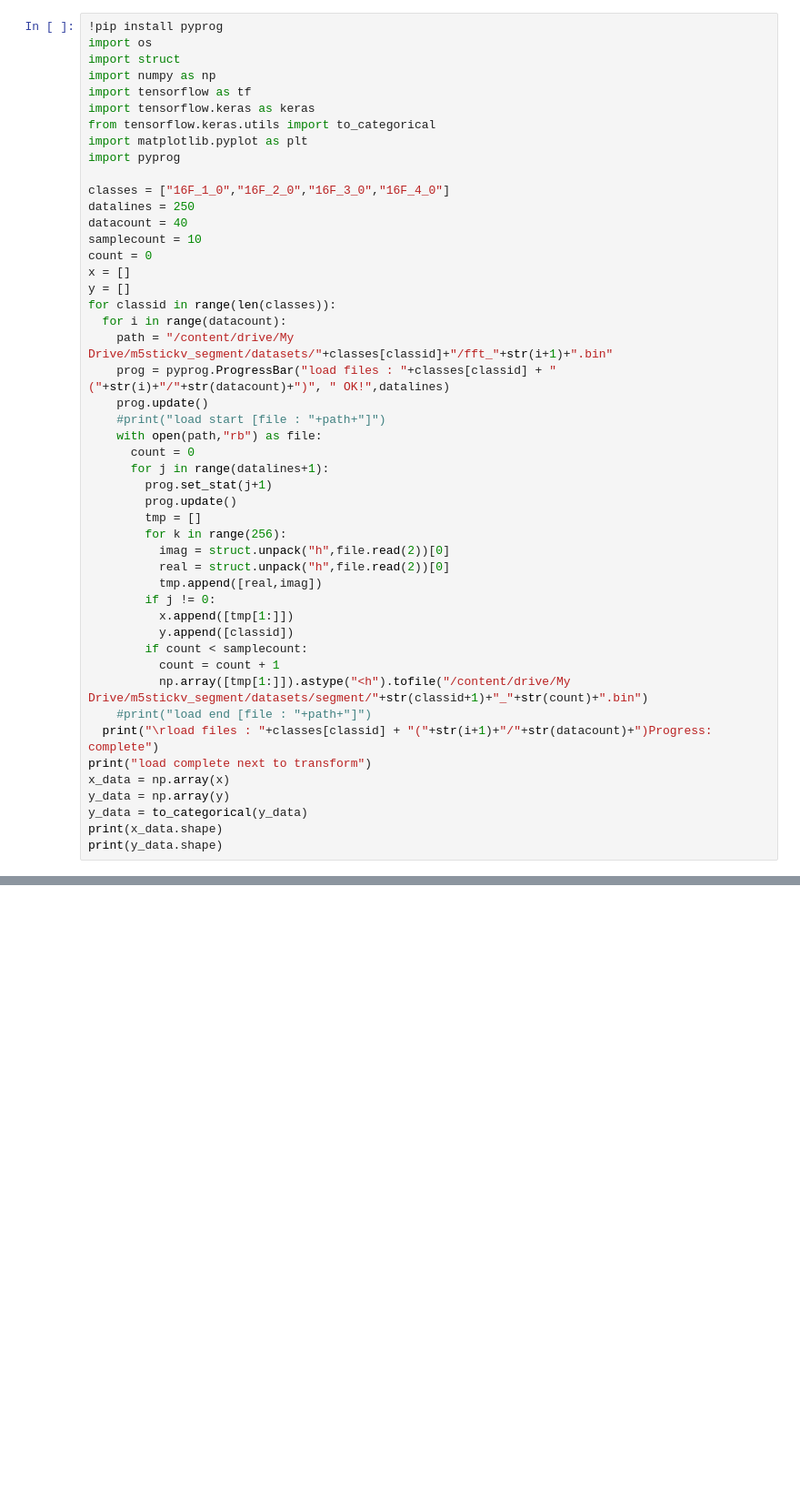
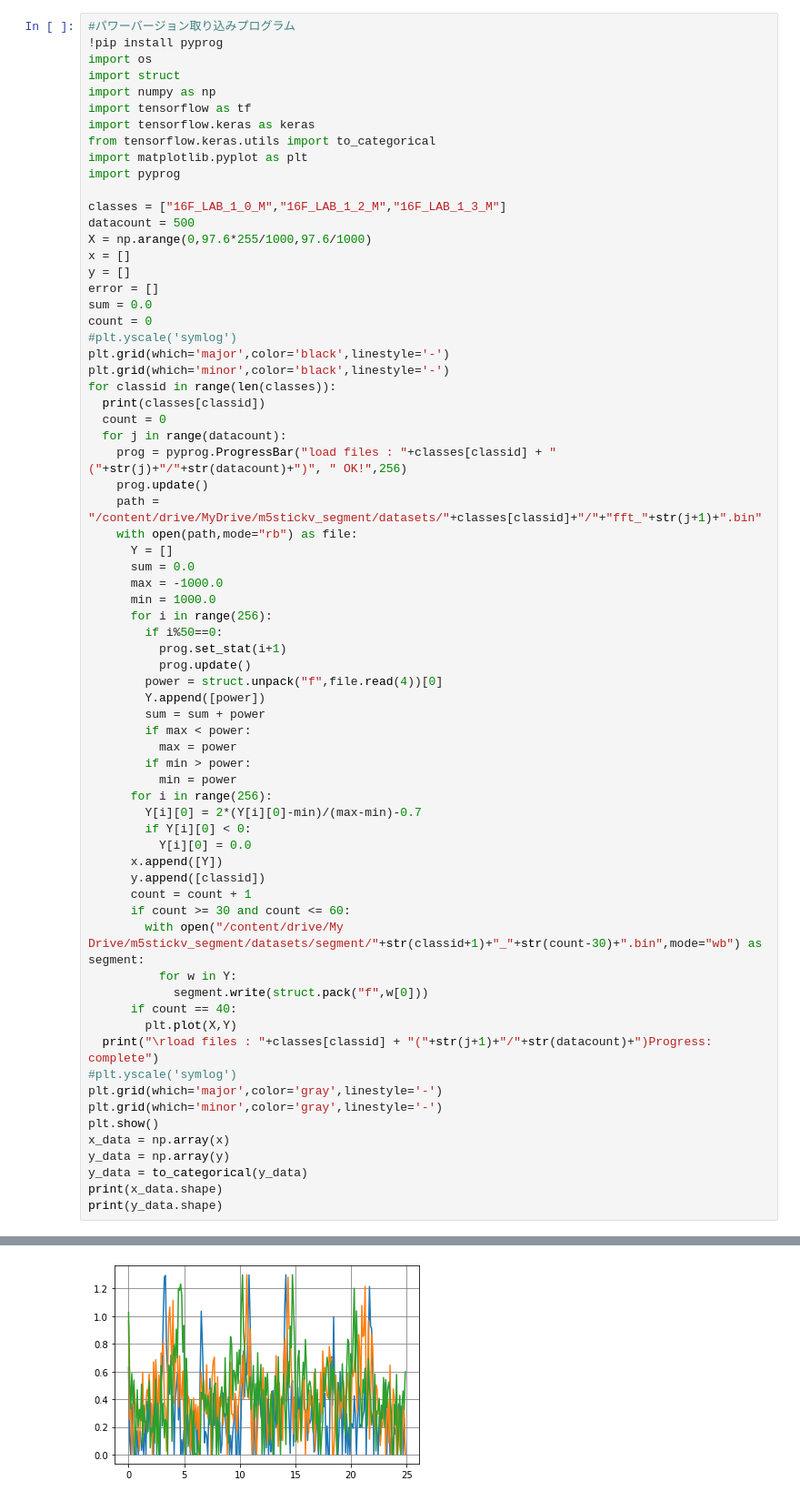
Before and after one commit to fyuuki0jp/cephied_system, a Jupyter notebook: m5stickv_segment.ipynb, the cells around one changed output, grey strips where cells are left out. Shown at 91% size. Saved outputs shown, nothing was run; the diff lists cells and outputs as text; blank space fills up the shorter version.

```diff
--- a/m5stickv_segment.ipynb
+++ b/m5stickv_segment.ipynb
@@ -32,6 +34,7 @@ Location: https://github-production-release-asset-2e65be.s3.amazonaws.com/128056
 
 /content/drive/My Drive/m5stickv_segment/Maix_Toolbox/workspace
 # %%
+#パワーバージョン取り込みプログラム
 !pip install pyprog
 import os
 import struct
@@ -42,38 +45,58 @@ from tensorflow.keras.utils import to_categorical
 import matplotlib.pyplot as plt
 import pyprog
 
-classes = ["16F_1_0","16F_2_0","16F_3_0","16F_4_0"]
-datalines = 250
-datacount = 40
-samplecount = 10
-count = 0
+classes = ["16F_LAB_1_0_M","16F_LAB_1_2_M","16F_LAB_1_3_M"]
+datacount = 500
+X = np.arange(0,97.6*255/1000,97.6/1000)
 x = []
 y = []
+error = []
+sum = 0.0
+count = 0
+#plt.yscale('symlog')
+plt.grid(which='major',color='black',linestyle='-')
+plt.grid(which='minor',color='black',linestyle='-')
 for classid in range(len(classes)):
-  for i in range(datacount):
-    path = "/content/drive/My Drive/m5stickv_segment/datasets/"+classes[classid]+"/fft_"+str(i+1)+".bin"
-    prog = pyprog.ProgressBar("load files : "+classes[classid] + "("+str(i)+"/"+str(datacount)+")", " OK!",datalines)
+  print(classes[classid])
+  count = 0
+  for j in range(datacount):
+    prog = pyprog.ProgressBar("load files : "+classes[classid] + "("+str(j)+"/"+str(datacount)+")", " OK!",256)
     prog.update()
-    #print("load start [file : "+path+"]")
-    with open(path,"rb") as file:
-      count = 0
-      for j in range(datalines+1):
-        prog.set_stat(j+1)
-        prog.update()
-        tmp = []
-        for k in range(256):
-          imag = struct.unpack("h",file.read(2))[0]
-          real = struct.unpack("h",file.read(2))[0]
-          tmp.append([real,imag])
-        if j != 0:
-          x.append([tmp[1:]])
-          y.append([classid])
-        if count < samplecount:
-          count = count + 1
-          np.array([tmp[1:]]).astype("<h").tofile("/content/drive/My Drive/m5stickv_segment/datasets/segment/"+str(classid+1)+"_"+str(count)+".bin")
-    #print("load end [file : "+path+"]")
-  print("\rload files : "+classes[classid] + "("+str(i+1)+"/"+str(datacount)+")Progress: complete")
-print("load complete next to transform")
+    path = "/content/drive/MyDrive/m5stickv_segment/datasets/"+classes[classid]+"/"+"fft_"+str(j+1)+".bin"
+    with open(path,mode="rb") as file:
+      Y = []
+      sum = 0.0
+      max = -1000.0
+      min = 1000.0
+      for i in range(256):
+        if i%50==0:
+          prog.set_stat(i+1)
+          prog.update()
+        power = struct.unpack("f",file.read(4))[0]
+        Y.append([power])
+        sum = sum + power
+        if max < power:
+          max = power
+        if min > power:
+          min = power
+      for i in range(256):
+        Y[i][0] = 2*(Y[i][0]-min)/(max-min)-0.7
+        if Y[i][0] < 0:
+          Y[i][0] = 0.0
+      x.append([Y])
+      y.append([classid])
+      count = count + 1
+      if count >= 30 and count <= 60:
+        with open("/content/drive/My Drive/m5stickv_segment/datasets/segment/"+str(classid+1)+"_"+str(count-30)+".bin",mode="wb") as segment:
+          for w in Y:
+            segment.write(struct.pack("f",w[0]))
+      if count == 40:
+        plt.plot(X,Y)
+  print("\rload files : "+classes[classid] + "("+str(j+1)+"/"+str(datacount)+")Progress: complete")
+#plt.yscale('symlog')
+plt.grid(which='major',color='gray',linestyle='-')
+plt.grid(which='minor',color='gray',linestyle='-')
+plt.show()
 x_data = np.array(x)
 y_data = np.array(y)
 y_data = to_categorical(y_data)
@@ -93,0 +116 @@ load complete next to transform
+[figure, added]
```
Also changed, not shown: parts of 13 cells of this notebook.
